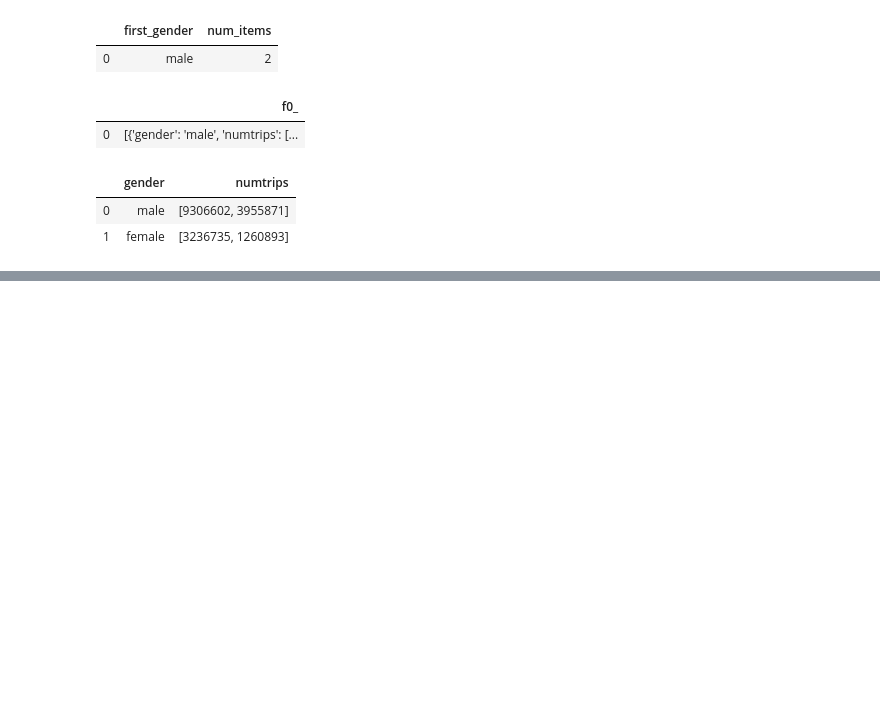
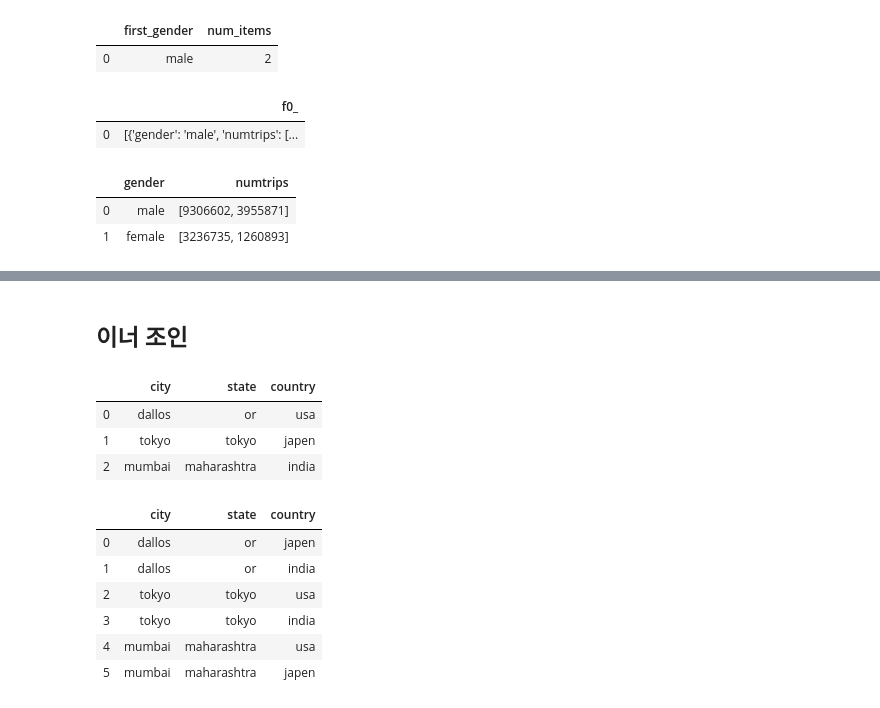
Before and after one commit to jeonprize/SQL, a Jupyter notebook: 1. 쿼리 필수 요소.ipynb, the cells around one changed output, grey strips where cells are left out. Cells and saved outputs as stored; diff of their text form; code cells hidden in the pictures; blank space fills up the shorter version.

```diff
--- a/1. 쿼리 필수 요소.ipynb
+++ b/1. 쿼리 필수 요소.ipynb
@@ -409,0 +451,55 @@ df
+# %% [markdown]
+## 이너 조인
+# %%
+query ='''
+with from_items_a as(
+    select 'dallos' as city, 'or' as state
+    union all select 'tokyo','tokyo'
+    union all select 'mumbai','maharashtra'
+),
+from_items_b as(
+    select'or' as state, 'usa' as country
+    union all select 'tokyo','japen'
+    union all select 'maharashtra','india'
+)
+
+select from_items_a.*,country
+from from_items_a
+join from_items_b
+on from_items_a.state = from_items_b.state
+'''
+df = pd.read_gbq(query=query,dialect='standard',project_id = 'project-bigquery-319110',auth_local_webserver=True)
+df
+# %% [output]
+|  | city | state | country |
+| 0 | dallos | or | usa |
+| 1 | tokyo | tokyo | japen |
+| 2 | mumbai | maharashtra | india |
+# %%
+query ='''
+with from_items_a as(
+    select 'dallos' as city, 'or' as state
+    union all select 'tokyo','tokyo'
+    union all select 'mumbai','maharashtra'
+),
+from_items_b as(
+    select'or' as state, 'usa' as country
+    union all select 'tokyo','japen'
+    union all select 'maharashtra','india'
+)
+
+select from_items_a.*,country
+from from_items_a
+join from_items_b
+on from_items_a.state != from_items_b.state
+'''
+df = pd.read_gbq(query=query,dialect='standard',project_id = 'project-bigquery-319110',auth_local_webserver=True)
+df
+# %% [output]
+|  | city | state | country |
+| 0 | dallos | or | japen |
+| 1 | dallos | or | india |
+| 2 | tokyo | tokyo | usa |
+| 3 | tokyo | tokyo | india |
+| 4 | mumbai | maharashtra | usa |
+| 5 | mumbai | maharashtra | japen |
```
Also changed, not shown: parts of 2 cells of this notebook.
